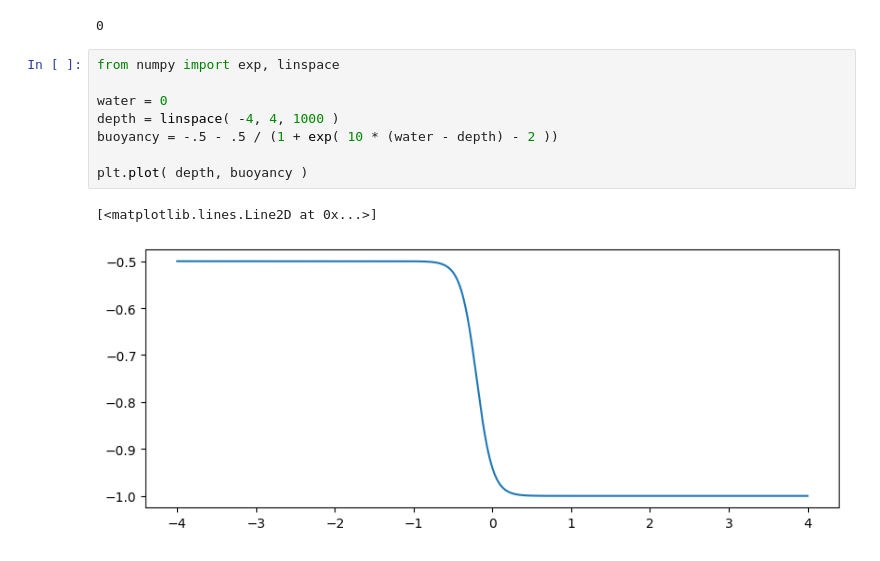
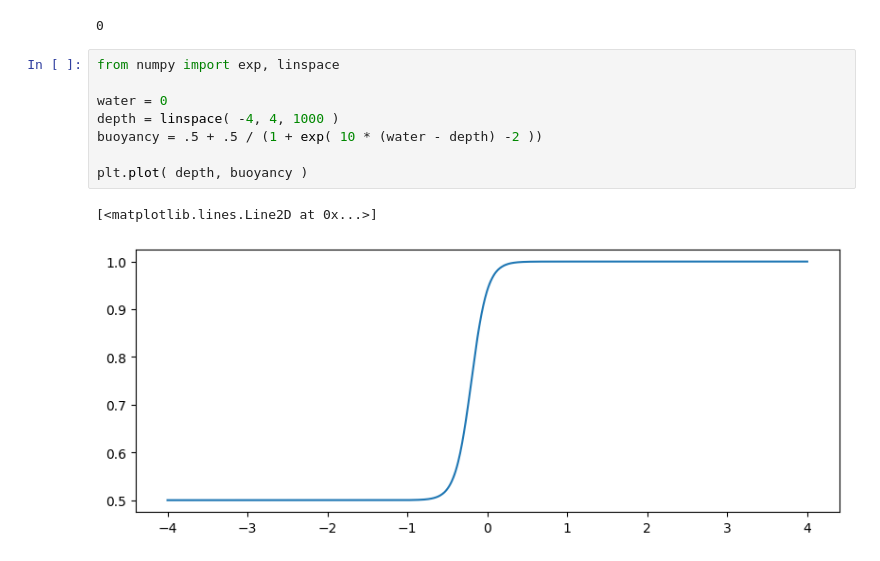
Before and after one commit to Kooolkimooov/pympc_usage, a Jupyter notebook: post_process.ipynb, the cells around one changed output. Saved outputs shown, nothing was run; the diff lists cells and outputs as text.

```diff
--- a/post_process.ipynb
+++ b/post_process.ipynb
@@ -481,11 +481,11 @@ Input #0, gif, from 'export/chain_of_four_1727977565/plots/3d_frames/animation.g
 # %%
 from numpy import exp, linspace
 
 water = 0
 depth = linspace( -4, 4, 1000 )
-buoyancy = -.5 - .5 / (1 + exp( 10 * (water - depth) - 2 ))
+buoyancy = .5 + .5 / (1 + exp( 10 * (water - depth) -2 ))
 
 plt.plot( depth, buoyancy )
 # %% [output]
 [<matplotlib.lines.Line2D at 0x...>]
-[figure, old version]
+[figure, new version]
```
Also changed, not shown: parts of 1 cell of this notebook, 1 other file.
